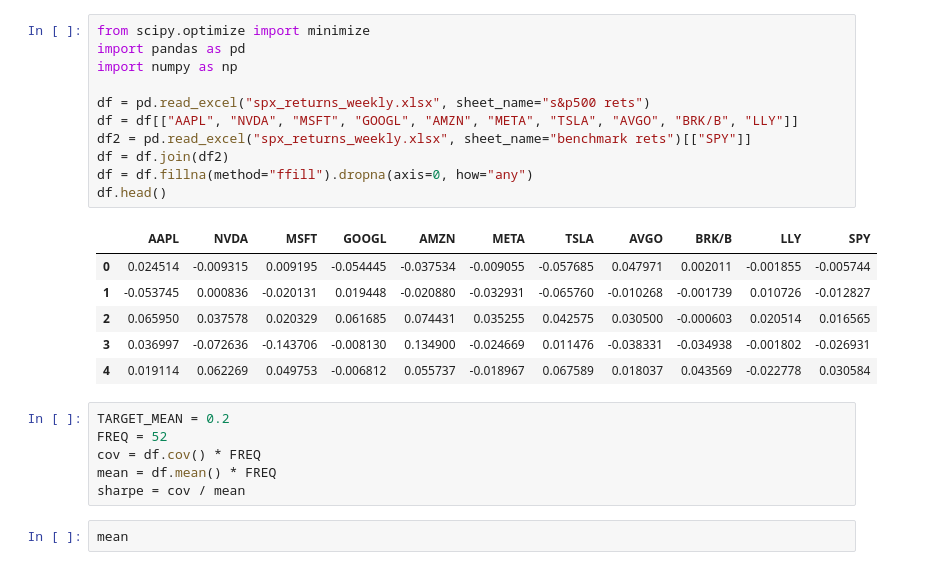
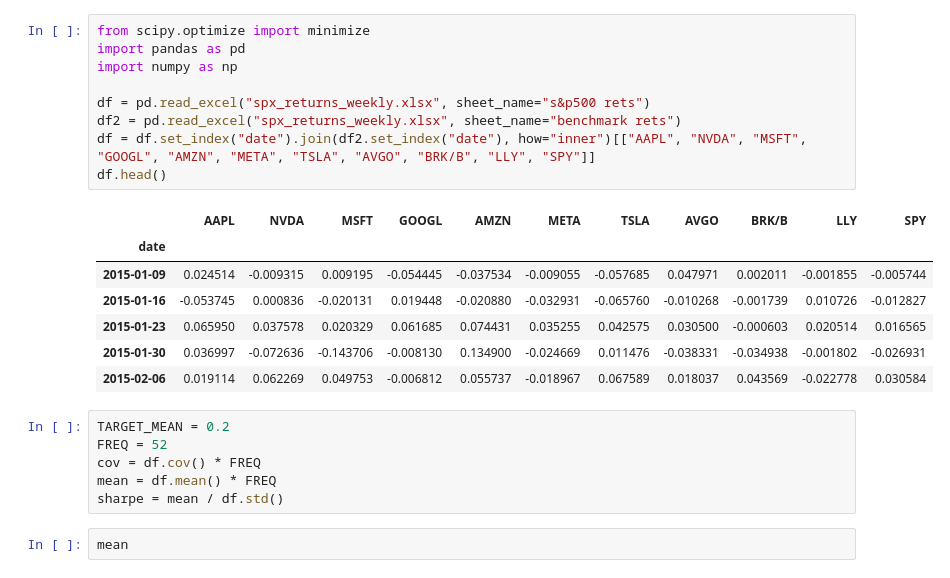
Before and after one commit to simonfromseoul/PRM-HW, a Jupyter notebook: hw2/jonny_constrained_opt.ipynb, the cells around one changed output. Saved outputs shown, nothing was run; the diff lists cells and outputs as text.

```diff
--- a/hw2/jonny_constrained_opt.ipynb
+++ b/hw2/jonny_constrained_opt.ipynb
@@ -1,27 +1,26 @@
 # %%
 from scipy.optimize import minimize
 import pandas as pd
 import numpy as np
 
 df = pd.read_excel("spx_returns_weekly.xlsx", sheet_name="s&p500 rets")
-df = df[["AAPL", "NVDA", "MSFT", "GOOGL", "AMZN", "META", "TSLA", "AVGO", "BRK/B", "LLY"]]
-df2 = pd.read_excel("spx_returns_weekly.xlsx", sheet_name="benchmark rets")[["SPY"]]
-df = df.join(df2)
-df = df.fillna(method="ffill").dropna(axis=0, how="any")
+df2 = pd.read_excel("spx_returns_weekly.xlsx", sheet_name="benchmark rets")
+df = df.set_index("date").join(df2.set_index("date"), how="inner")[["AAPL", "NVDA", "MSFT", "GOOGL", "AMZN", "META", "TSLA", "AVGO", "BRK/B", "LLY", "SPY"]]
 df.head()
 # %% [output]
 |  | AAPL | NVDA | MSFT | GOOGL | AMZN | META | TSLA | AVGO | BRK/B | LLY | SPY |
-| 0 | 0.024514 | -0.009315 | 0.009195 | -0.054445 | -0.037534 | -0.009055 | -0.057685 | 0.047971 | 0.002011 | -0.001855 | -0.005744 |
-| 1 | -0.053745 | 0.000836 | -0.020131 | 0.019448 | -0.020880 | -0.032931 | -0.065760 | -0.010268 | -0.001739 | 0.010726 | -0.012827 |
-| 2 | 0.065950 | 0.037578 | 0.020329 | 0.061685 | 0.074431 | 0.035255 | 0.042575 | 0.030500 | -0.000603 | 0.020514 | 0.016565 |
-| 3 | 0.036997 | -0.072636 | -0.143706 | -0.008130 | 0.134900 | -0.024669 | 0.011476 | -0.038331 | -0.034938 | -0.001802 | -0.026931 |
-| 4 | 0.019114 | 0.062269 | 0.049753 | -0.006812 | 0.055737 | -0.018967 | 0.067589 | 0.018037 | 0.043569 | -0.022778 | 0.030584 |
+| date |  |  |  |  |  |  |  |  |  |  |  |
+| 2015-01-09 | 0.024514 | -0.009315 | 0.009195 | -0.054445 | -0.037534 | -0.009055 | -0.057685 | 0.047971 | 0.002011 | -0.001855 | -0.005744 |
+| 2015-01-16 | -0.053745 | 0.000836 | -0.020131 | 0.019448 | -0.020880 | -0.032931 | -0.065760 | -0.010268 | -0.001739 | 0.010726 | -0.012827 |
+| 2015-01-23 | 0.065950 | 0.037578 | 0.020329 | 0.061685 | 0.074431 | 0.035255 | 0.042575 | 0.030500 | -0.000603 | 0.020514 | 0.016565 |
+| 2015-01-30 | 0.036997 | -0.072636 | -0.143706 | -0.008130 | 0.134900 | -0.024669 | 0.011476 | -0.038331 | -0.034938 | -0.001802 | -0.026931 |
+| 2015-02-06 | 0.019114 | 0.062269 | 0.049753 | -0.006812 | 0.055737 | -0.018967 | 0.067589 | 0.018037 | 0.043569 | -0.022778 | 0.030584 |
 # %%
 TARGET_MEAN = 0.2
 FREQ = 52
 cov = df.cov() * FREQ
 mean = df.mean() * FREQ
-sharpe = cov / mean
+sharpe = mean / df.std()
 # %%
 mean
 # %% [output]
```
Also changed, not shown: parts of 5 cells of this notebook, 2 other files.
